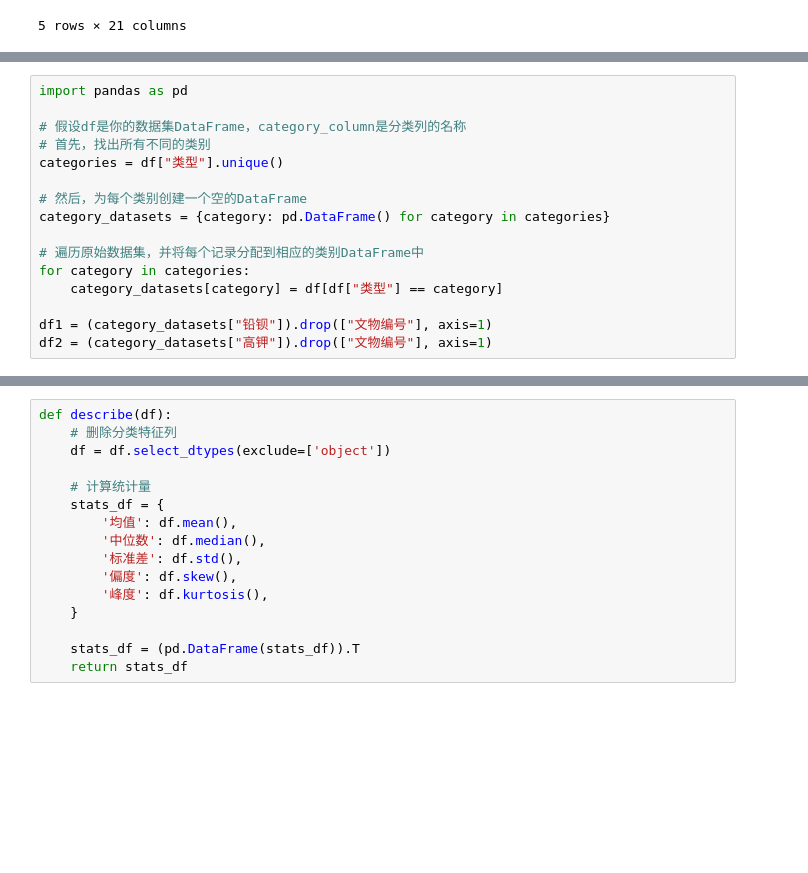
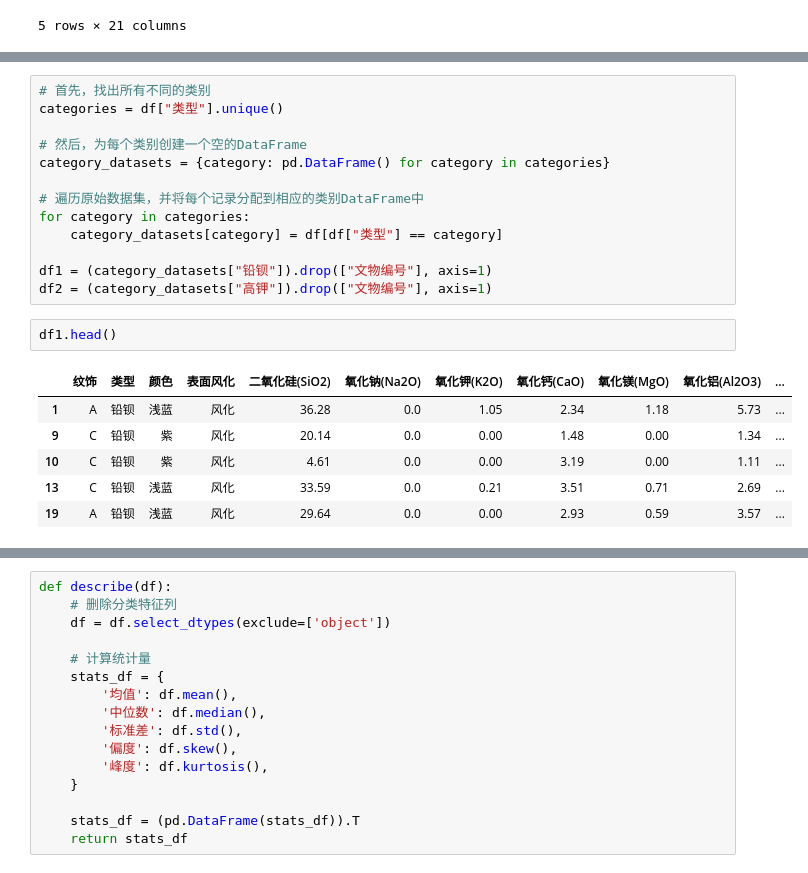
Before and after one commit to XingA02/CUMCM-2022C, a Jupyter notebook: 1_2_规律探究.ipynb, the cells around one changed output, grey strips where cells are left out. Saved outputs shown, nothing was run; the diff lists cells and outputs as text; blank space fills up the shorter version.

```diff
--- a/1_2_规律探究.ipynb
+++ b/1_2_规律探究.ipynb
@@ -49,7 +89,4 @@ The PostScript backend does not support transparency; partially transparent arti
 # %%
-import pandas as pd
-
-# 假设df是你的数据集DataFrame，category_column是分类列的名称
 # 首先，找出所有不同的类别
 categories = df["类型"].unique()
 
@@ -62,3 +99,12 @@ for category in categories:
 
 df1 = (category_datasets["铅钡"]).drop(["文物编号"], axis=1)
 df2 = (category_datasets["高钾"]).drop(["文物编号"], axis=1)
+# %%
+df1.head()
+# %% [output]
+|  | 纹饰 | 类型 | 颜色 | 表面风化 | 二氧化硅(SiO2) | 氧化钠(Na2O) | 氧化钾(K2O) | 氧化钙(CaO) | 氧化镁(MgO) | 氧化铝(Al2O3) | ... |
+| 1 | A | 铅钡 | 浅蓝 | 风化 | 36.28 | 0.0 | 1.05 | 2.34 | 1.18 | 5.73 | ... |
+| 9 | C | 铅钡 | 紫 | 风化 | 20.14 | 0.0 | 0.00 | 1.48 | 0.00 | 1.34 | ... |
+| 10 | C | 铅钡 | 紫 | 风化 | 4.61 | 0.0 | 0.00 | 3.19 | 0.00 | 1.11 | ... |
+| 13 | C | 铅钡 | 浅蓝 | 风化 | 33.59 | 0.0 | 0.21 | 3.51 | 0.71 | 2.69 | ... |
+| 19 | A | 铅钡 | 浅蓝 | 风化 | 29.64 | 0.0 | 0.00 | 2.93 | 0.59 | 3.57 | ... |
```
Also changed, not shown: parts of 10 cells of this notebook, 29 other files.
